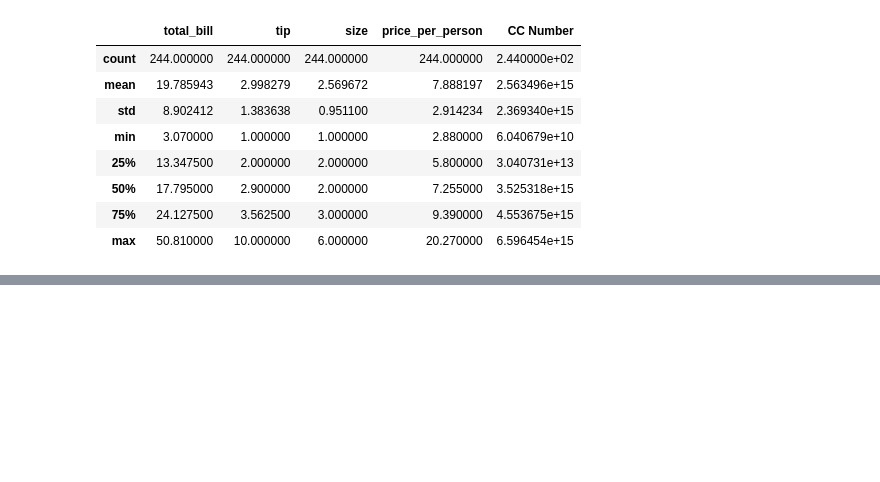
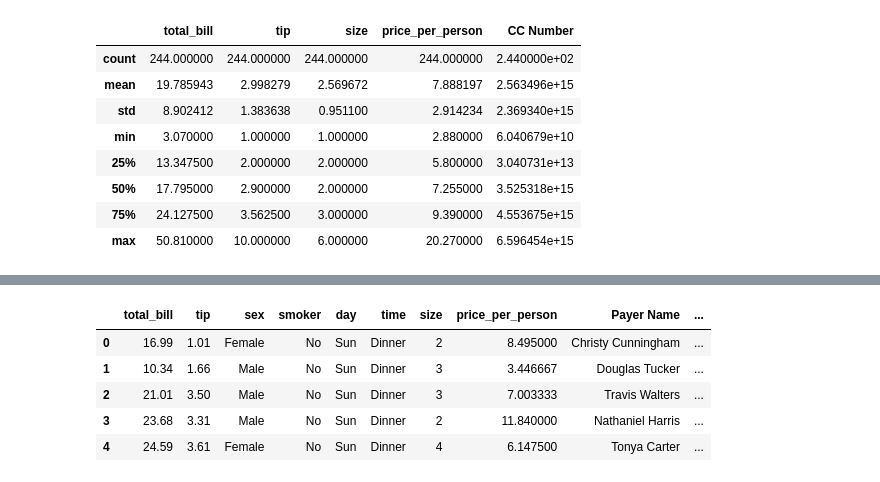
Before and after one commit to machadojoy/Pandas_practice, a Jupyter notebook: pandas_dataframes.ipynb, the cells around one changed output, grey strips where cells are left out. Cells and saved outputs as stored; diff of their text form; code cells hidden in the pictures; blank space fills up the shorter version.

Commit message:
Working with columns

```diff
--- a/pandas_dataframes.ipynb
+++ b/pandas_dataframes.ipynb
@@ -180,0 +240,2 @@ df.describe().transpose()
+# %%
+df["tip_percentage"] = 100*df["tip"] / df["total_bill"] # calculate tips
@@ -180,0 +251,11 @@ df.describe().transpose()
+# %%
+df["price_per_person"] = df["total_bill"] / df["size"] # overrides the current column
+# %%
+df.head()
+# %% [output]
+|  | total_bill | tip | sex | smoker | day | time | size | price_per_person | Payer Name | ... |
+| 0 | 16.99 | 1.01 | Female | No | Sun | Dinner | 2 | 8.495000 | Christy Cunningham | ... |
+| 1 | 10.34 | 1.66 | Male | No | Sun | Dinner | 3 | 3.446667 | Douglas Tucker | ... |
+| 2 | 21.01 | 3.50 | Male | No | Sun | Dinner | 3 | 7.003333 | Travis Walters | ... |
+| 3 | 23.68 | 3.31 | Male | No | Sun | Dinner | 2 | 11.840000 | Nathaniel Harris | ... |
+| 4 | 24.59 | 3.61 | Female | No | Sun | Dinner | 4 | 6.147500 | Tonya Carter | ... |
```
Also changed, not shown: parts of 13 cells of this notebook.
